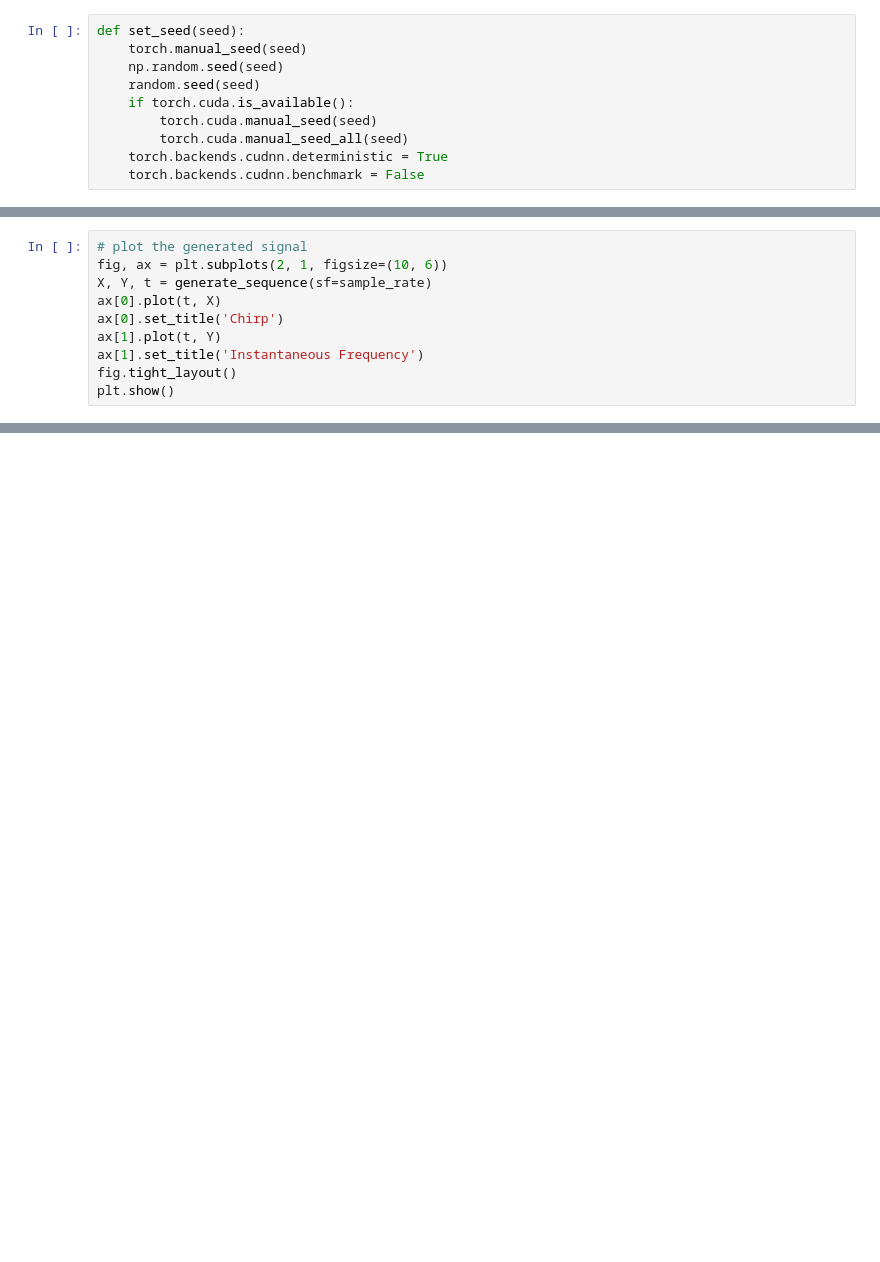
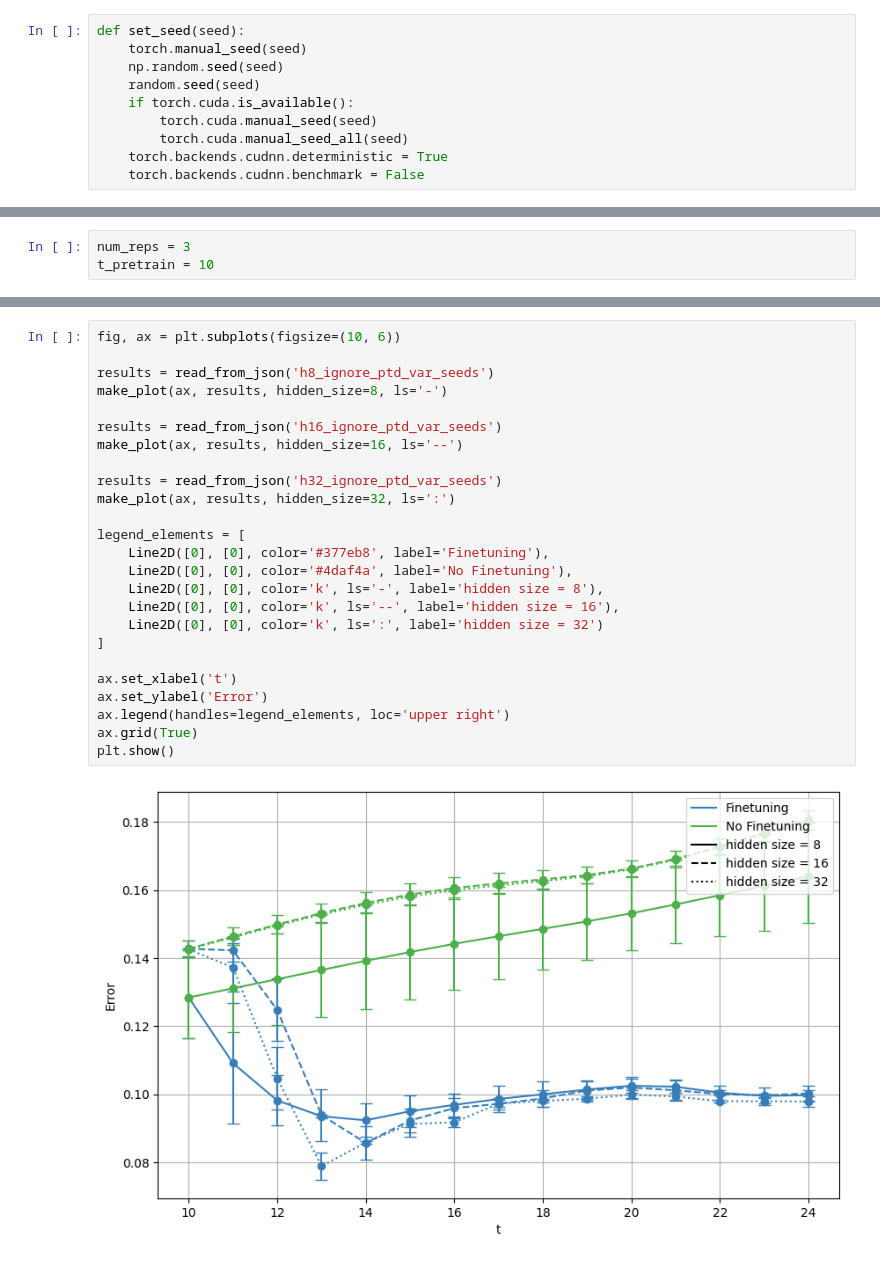
Before and after one commit to Laknath1996/RAG-exps, a Jupyter notebook: notebooks/2-toy.ipynb, the cells around one changed output, grey strips where cells are left out. Cells and saved outputs as stored; diff of their text form; blank space fills up the shorter version.

```diff
--- a/notebooks/2-toy.ipynb
+++ b/notebooks/2-toy.ipynb
@@ -218,10 +331,0 @@ plt.show()
-# %%
-# plot the generated signal
-fig, ax = plt.subplots(2, 1, figsize=(10, 6))
-X, Y, t = generate_sequence(sf=sample_rate)
-ax[0].plot(t, X)
-ax[0].set_title('Chirp')
-ax[1].plot(t, Y)
-ax[1].set_title('Instantaneous Frequency')
-fig.tight_layout()
-plt.show()
@@ -229,0 +334,3 @@ plt.show()
+# %%
+num_reps = 3
+t_pretrain = 10
@@ -229,0 +372,27 @@ plt.show()
+# %%
+fig, ax = plt.subplots(figsize=(10, 6))
+
+results = read_from_json('h8_ignore_ptd_var_seeds')
+make_plot(ax, results, hidden_size=8, ls='-')
+
+results = read_from_json('h16_ignore_ptd_var_seeds')
+make_plot(ax, results, hidden_size=16, ls='--')
+
+results = read_from_json('h32_ignore_ptd_var_seeds')
+make_plot(ax, results, hidden_size=32, ls=':')
+
+legend_elements = [
+    Line2D([0], [0], color='#377eb8', label='Finetuning'),
+    Line2D([0], [0], color='#4daf4a', label='No Finetuning'),
+    Line2D([0], [0], color='k', ls='-', label='hidden size = 8'),
+    Line2D([0], [0], color='k', ls='--', label='hidden size = 16'),
+    Line2D([0], [0], color='k', ls=':', label='hidden size = 32')
+]
+
+ax.set_xlabel('t')
+ax.set_ylabel('Error')
+ax.legend(handles=legend_elements, loc='upper right')
+ax.grid(True)
+plt.show()
+# %% [output]
+[figure, added]
```
Also changed, not shown: parts of 22 cells of this notebook, 13 other files.
